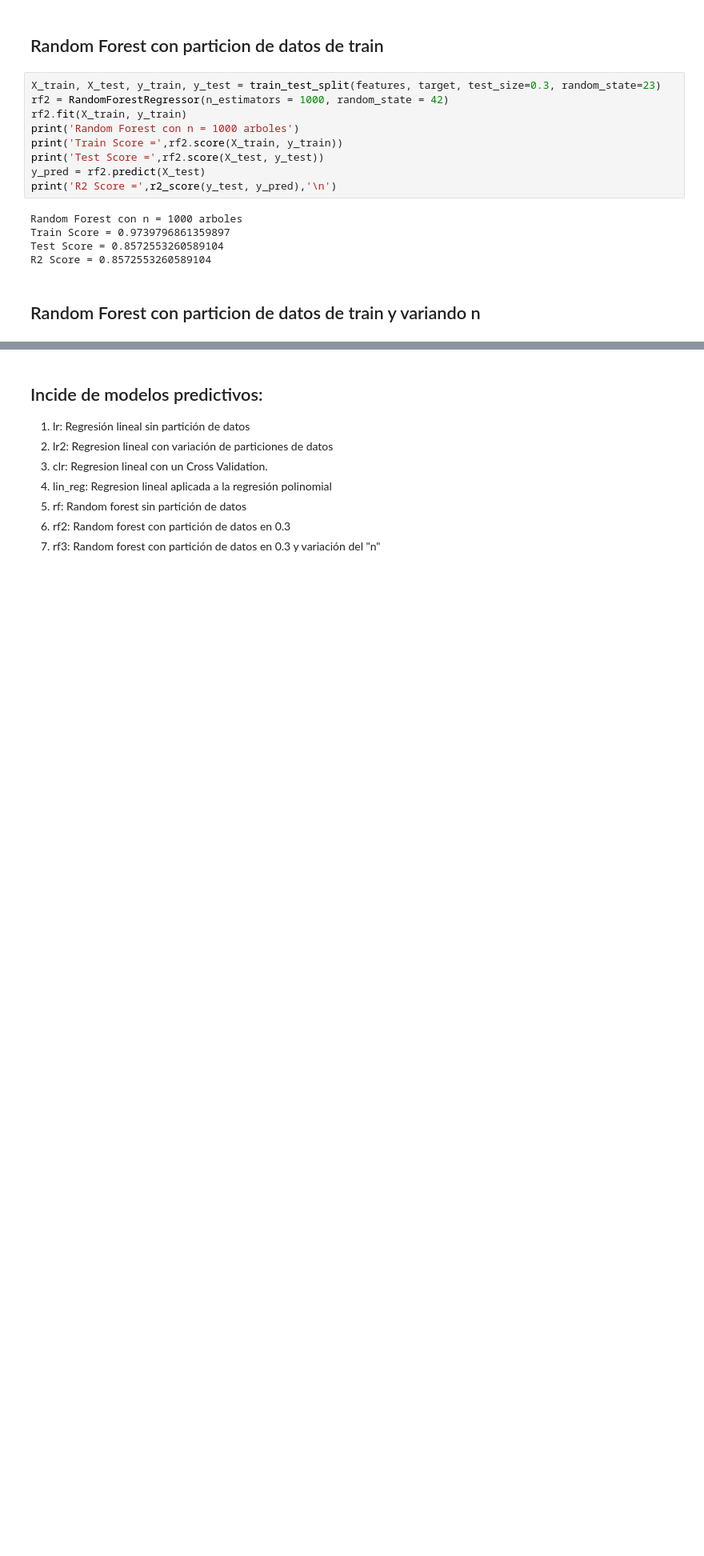
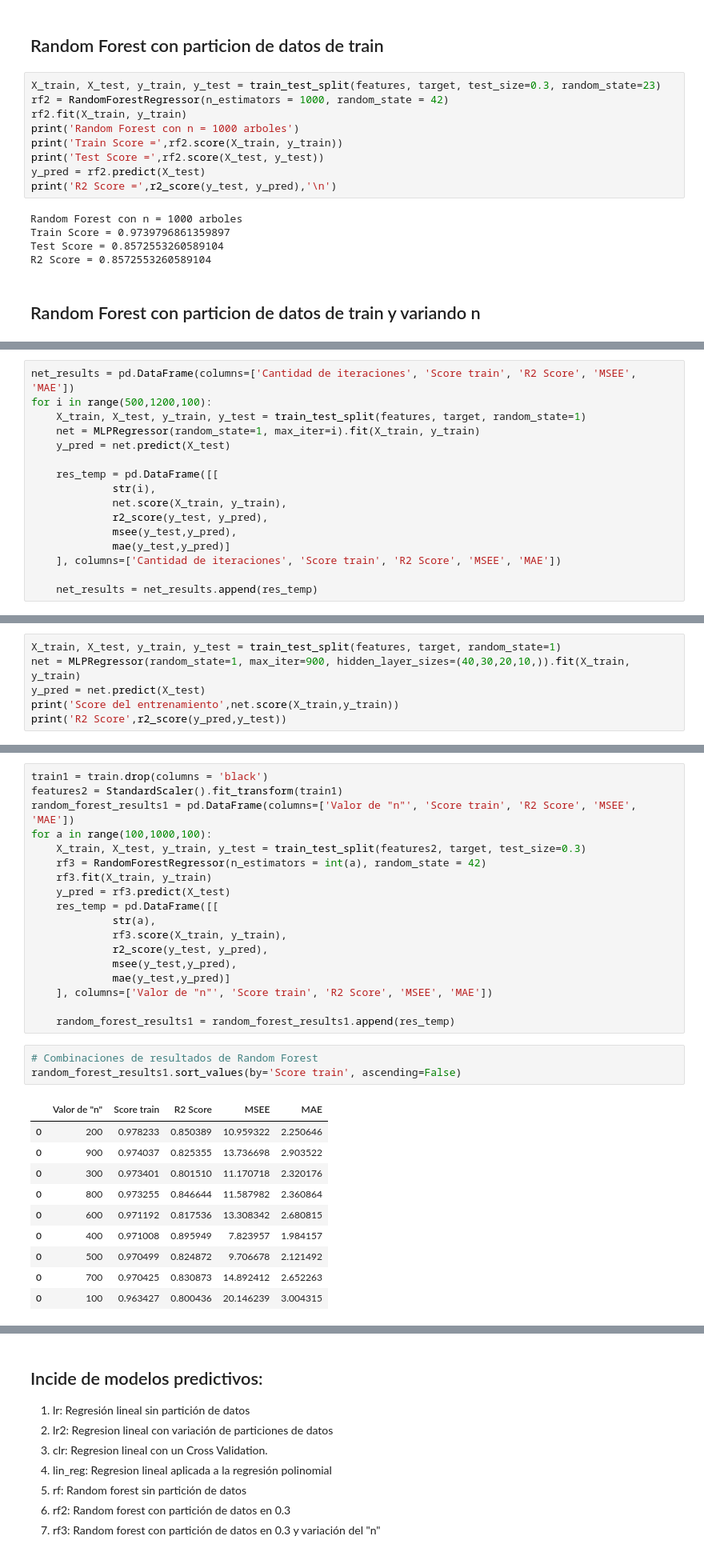
Before and after one commit to Maartin73/Data-Science-Advanced-Analytics, a Jupyter notebook: MartinR_CarranzaJ_Ejercicio_4.4.ipynb, the cells around one changed output, grey strips where cells are left out. Shown at 80% size. Drawn from its saved outputs; the diff is of its cells as text; blank space fills up the shorter version.

```diff
--- a/MartinR_CarranzaJ_Ejercicio_4.4.ipynb
+++ b/MartinR_CarranzaJ_Ejercicio_4.4.ipynb
@@ -844,0 +852,16 @@ KeyboardInterrupt:
+# %%
+net_results = pd.DataFrame(columns=['Cantidad de iteraciones', 'Score train', 'R2 Score', 'MSEE', 'MAE'])
+for i in range(500,1200,100):
+    X_train, X_test, y_train, y_test = train_test_split(features, target, random_state=1)
+    net = MLPRegressor(random_state=1, max_iter=i).fit(X_train, y_train)
+    y_pred = net.predict(X_test)
+
+    res_temp = pd.DataFrame([[
+             str(i),
+             net.score(X_train, y_train),
+             r2_score(y_test, y_pred),
+             msee(y_test,y_pred),
+             mae(y_test,y_pred)]
+    ], columns=['Cantidad de iteraciones', 'Score train', 'R2 Score', 'MSEE', 'MAE'])
+
+    net_results = net_results.append(res_temp)
@@ -846,0 +903,6 @@ KeyboardInterrupt:
+# %%
+X_train, X_test, y_train, y_test = train_test_split(features, target, random_state=1)
+net = MLPRegressor(random_state=1, max_iter=900, hidden_layer_sizes=(40,30,20,10,)).fit(X_train, y_train)
+y_pred = net.predict(X_test)
+print('Score del entrenamiento',net.score(X_train,y_train))
+print('R2 Score',r2_score(y_pred,y_test))
@@ -846,0 +916,32 @@ KeyboardInterrupt:
+# %%
+train1 = train.drop(columns = 'black')
+features2 = StandardScaler().fit_transform(train1)
+random_forest_results1 = pd.DataFrame(columns=['Valor de "n"', 'Score train', 'R2 Score', 'MSEE', 'MAE'])
+for a in range(100,1000,100):
+    X_train, X_test, y_train, y_test = train_test_split(features2, target, test_size=0.3)
+    rf3 = RandomForestRegressor(n_estimators = int(a), random_state = 42)
+    rf3.fit(X_train, y_train)
+    y_pred = rf3.predict(X_test)
+    res_temp = pd.DataFrame([[
+             str(a),
+             rf3.score(X_train, y_train),
+             r2_score(y_test, y_pred),
+             msee(y_test,y_pred),
+             mae(y_test,y_pred)]
+    ], columns=['Valor de "n"', 'Score train', 'R2 Score', 'MSEE', 'MAE'])
+
+    random_forest_results1 = random_forest_results1.append(res_temp)
+# %%
+# Combinaciones de resultados de Random Forest
+random_forest_results1.sort_values(by='Score train', ascending=False)
+# %% [output]
+|  | Valor de "n" | Score train | R2 Score | MSEE | MAE |
+| 0 | 200 | 0.978233 | 0.850389 | 10.959322 | 2.250646 |
+| 0 | 900 | 0.974037 | 0.825355 | 13.736698 | 2.903522 |
+| 0 | 300 | 0.973401 | 0.801510 | 11.170718 | 2.320176 |
+| 0 | 800 | 0.973255 | 0.846644 | 11.587982 | 2.360864 |
+| 0 | 600 | 0.971192 | 0.817536 | 13.308342 | 2.680815 |
+| 0 | 400 | 0.971008 | 0.895949 | 7.823957 | 1.984157 |
+| 0 | 500 | 0.970499 | 0.824872 | 9.706678 | 2.121492 |
+| 0 | 700 | 0.970425 | 0.830873 | 14.892412 | 2.652263 |
+| 0 | 100 | 0.963427 | 0.800436 | 20.146239 | 3.004315 |
```
Also changed, not shown: parts of 23 cells of this notebook.
